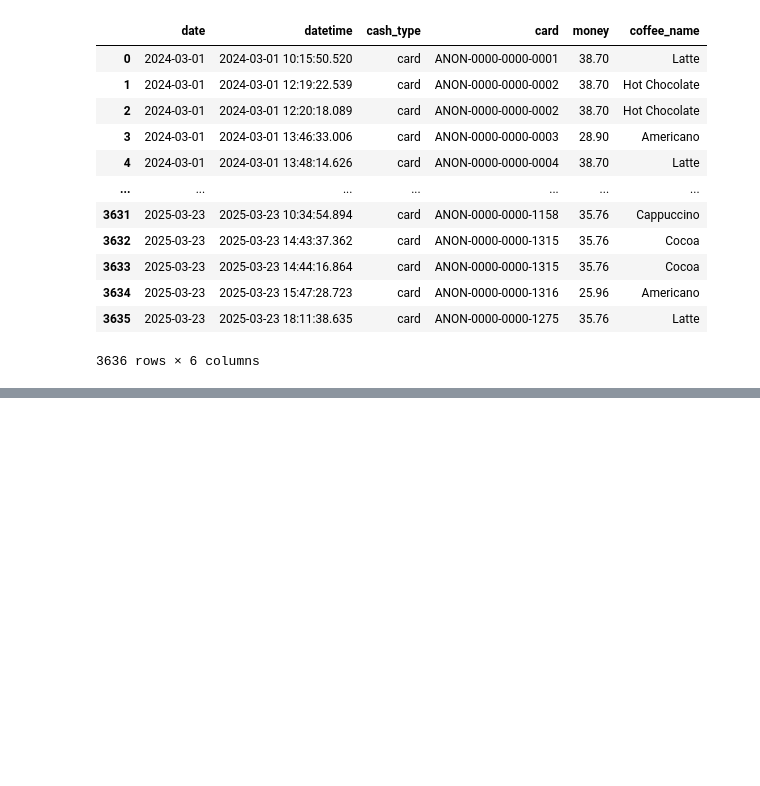
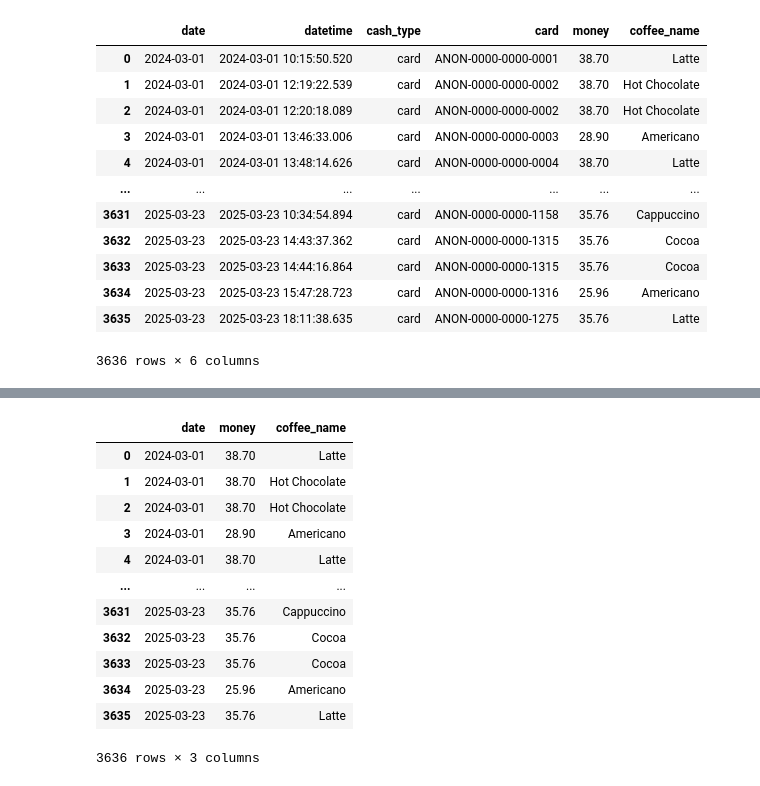
Before and after one commit to eThird/Da-practice, a Jupyter notebook: Notebooks/Untitled.ipynb, the cells around one changed output, grey strips where cells are left out. Drawn from its saved outputs; the diff is of its cells as text; code cells hidden in the pictures; blank space fills up the shorter version.

```diff
--- a/Notebooks/Untitled.ipynb
+++ b/Notebooks/Untitled.ipynb
@@ -146,0 +163,16 @@ df1.fillna(df1['money'].mean())
+# %%
+df1[['date', 'money','coffee_name']]
+# %% [output]
+|  | date | money | coffee_name |
+| 0 | 2024-03-01 | 38.70 | Latte |
+| 1 | 2024-03-01 | 38.70 | Hot Chocolate |
+| 2 | 2024-03-01 | 38.70 | Hot Chocolate |
+| 3 | 2024-03-01 | 28.90 | Americano |
+| 4 | 2024-03-01 | 38.70 | Latte |
+| ... | ... | ... | ... |
+| 3631 | 2025-03-23 | 35.76 | Cappuccino |
+| 3632 | 2025-03-23 | 35.76 | Cocoa |
+| 3633 | 2025-03-23 | 35.76 | Cocoa |
+| 3634 | 2025-03-23 | 25.96 | Americano |
+| 3635 | 2025-03-23 | 35.76 | Latte |
+3636 rows × 3 columns
```
Also changed, not shown: parts of 23 cells of this notebook.
